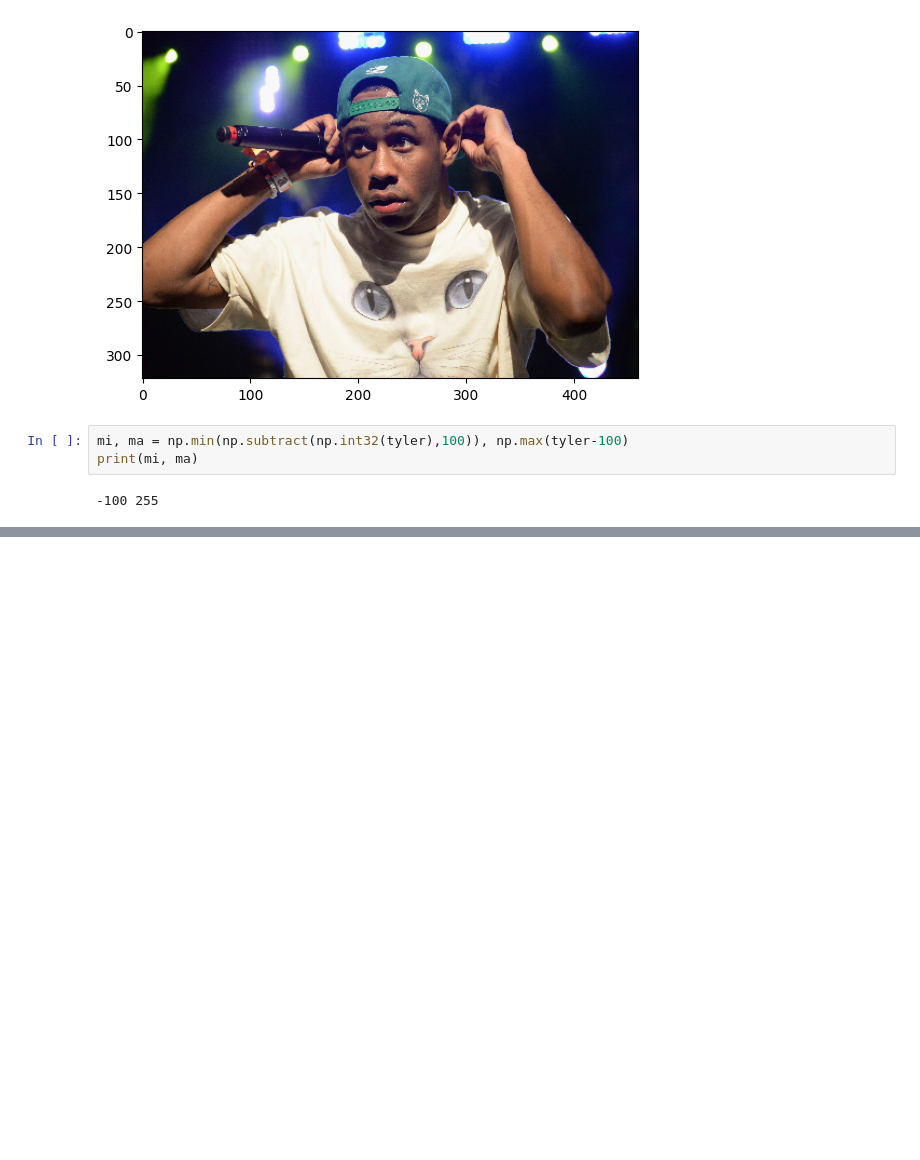
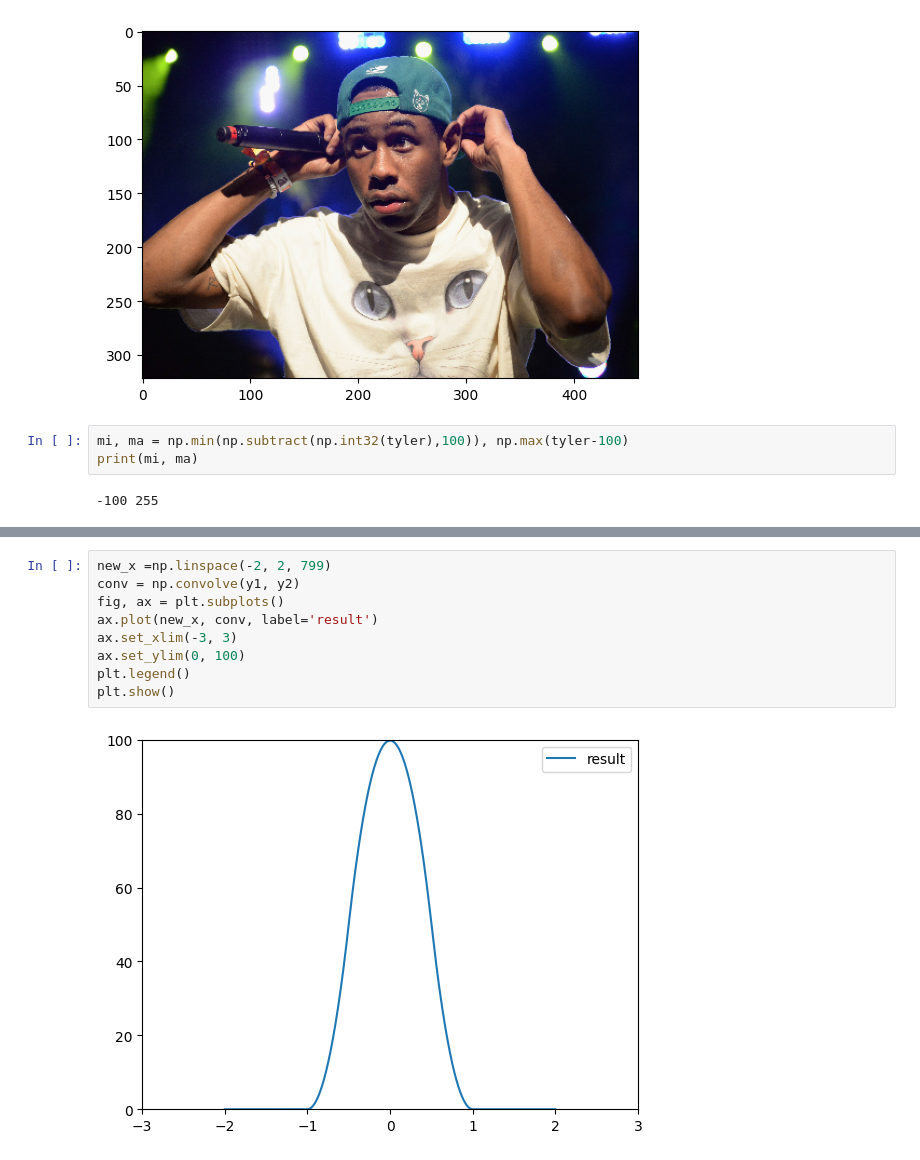
Before and after one commit to aarush-umap/3Dvision, a Jupyter notebook: image_processing.ipynb, the cells around one changed output, grey strips where cells are left out. Cells and saved outputs as stored; diff of their text form; blank space fills up the shorter version.

```diff
--- a/image_processing.ipynb
+++ b/image_processing.ipynb
@@ -74,0 +127,11 @@ An ideal lens is an example of an LSIS!
+# %%
+new_x =np.linspace(-2, 2, 799)
+conv = np.convolve(y1, y2)
+fig, ax = plt.subplots()
+ax.plot(new_x, conv, label='result')
+ax.set_xlim(-3, 3)
+ax.set_ylim(0, 100)
+plt.legend()
+plt.show()
+# %% [output]
+[figure, added]
```
Also changed, not shown: parts of 5 cells of this notebook.
